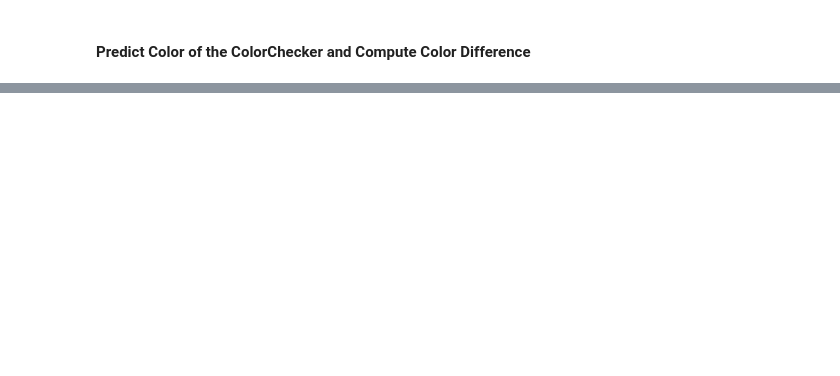
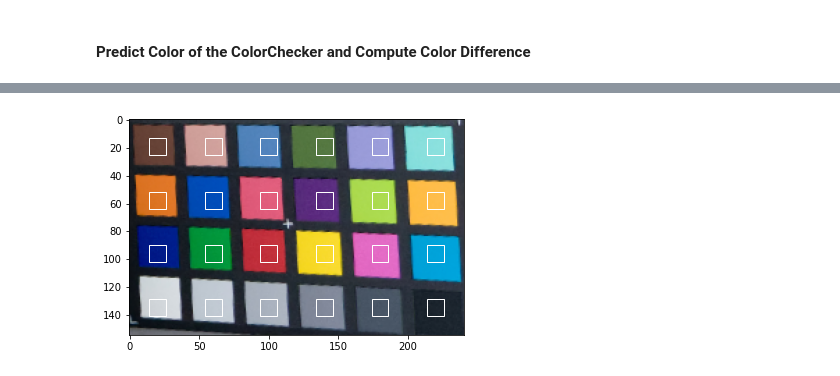
Before and after one commit to DarkPaquito/imco-project, a Jupyter notebook: color_correction.ipynb, the cells around one changed output, grey strips where cells are left out. Cells and saved outputs as stored; diff of their text form; code cells hidden in the pictures; blank space fills up the shorter version.

```diff
--- a/color_correction.ipynb
+++ b/color_correction.ipynb
@@ -494,0 +490,7 @@ Average delta-E 2000:  9.59286894097
+# %%
+# This function is called inside "detect_colour_checkers_segmentation"
+# But because the RGB values have been modified (I don't understand why or how),
+# we need to extract the color checker image manually
+cc_images = colour_checker_detection.extract_colour_checkers_segmentation(img_corrected)
+cc_image = cc_images[0]
+plt.imshow(cc_image)
@@ -494,0 +500,19 @@ Average delta-E 2000:  9.59286894097
+# %%
+patch_mean_rgb_corrected = []
+fig, ax = plt.subplots(1)
+ax.imshow(cc_image)
+for patch_position in patch_position_in_cc:
+    # Get center area of patch (size should be equal to "Sample Size" variable above)
+    patch = cc_image[patch_position[0]:patch_position[1],
+                    patch_position[2]:patch_position[3]]
+    patch_mean_rgb_corrected.append(np.mean(patch, axis=(0, 1)))
+    # Create a Rectangle patch to be drawn
+    rect = patches.Rectangle((patch_position[2], patch_position[0]), \
+                             patch_position[3] - patch_position[2], \
+                             patch_position[1] - patch_position[0], \
+                             linewidth=1, edgecolor='w', facecolor='none')
+    ax.add_patch(rect)
+# Normalize the RGB values between 0 and 1
+patch_mean_rgb_corrected_norm = np.asarray(patch_mean_rgb_corrected) / 255.0  # shape: [m x 3]
+# %% [output]
+[figure, added]
```
Also changed, not shown: parts of 21 cells of this notebook, 4 other files.
